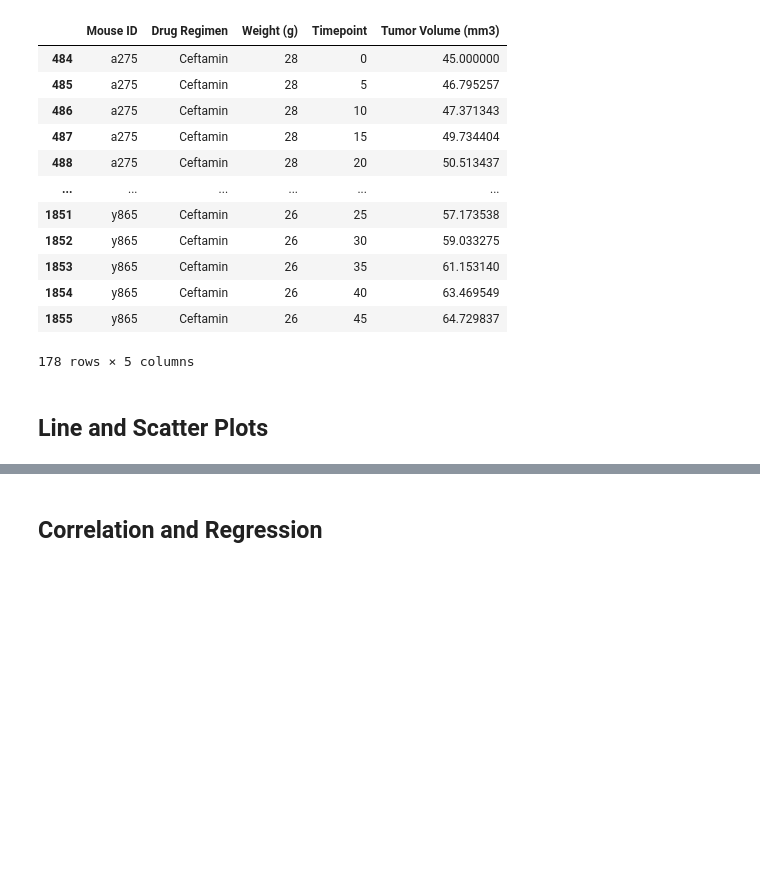
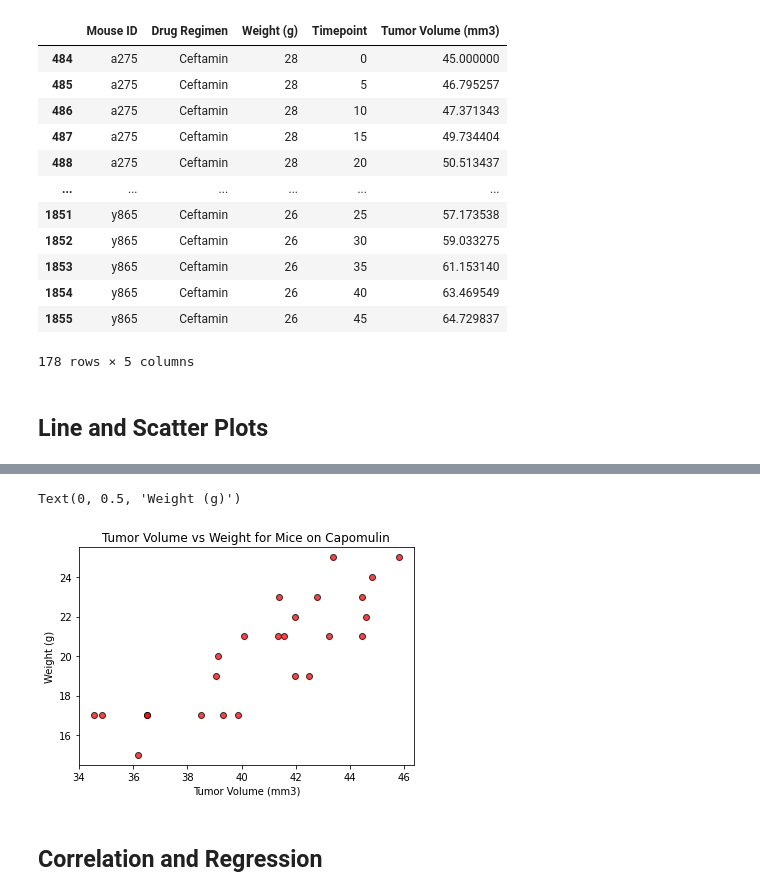
Before and after one commit to nicpie-bit/Mouse-Tumor-Analysis-Matplotlib, a Jupyter notebook: PowerOfPlots/pymaceuticals_starter.ipynb, the cells around one changed output, grey strips where cells are left out. Drawn from its saved outputs; the diff is of its cells as text; code cells hidden in the pictures; blank space fills up the shorter version.

```diff
--- a/PowerOfPlots/pymaceuticals_starter.ipynb
+++ b/PowerOfPlots/pymaceuticals_starter.ipynb
@@ -261,3 +266,17 @@ AttributeError: module 'matplotlib.pyplot' has no attribute 'line'
+# %%
+# Generate a scatter plot of average tumor volume vs. mouse weight for the Capomulin regimen
+cap_avg_df = capomulin_df.groupby("Mouse ID").mean()
+
+vol = cap_avg_df['Tumor Volume (mm3)']
+weight = cap_avg_df['Weight (g)']
+
+plt.scatter(vol, weight, marker="o", facecolors="red", edgecolors="black", alpha=0.75)
+plt.title("Tumor Volume vs Weight for Mice on Capomulin")
+plt.xlabel("Tumor Volume (mm3)")
+plt.ylabel("Weight (g)")
+# %% [output]
+Text(0, 0.5, 'Weight (g)')
+[figure, added]
 # %% [markdown]
 ## Correlation and Regression
 # %%
```
Also changed, not shown: parts of 2 cells of this notebook.
